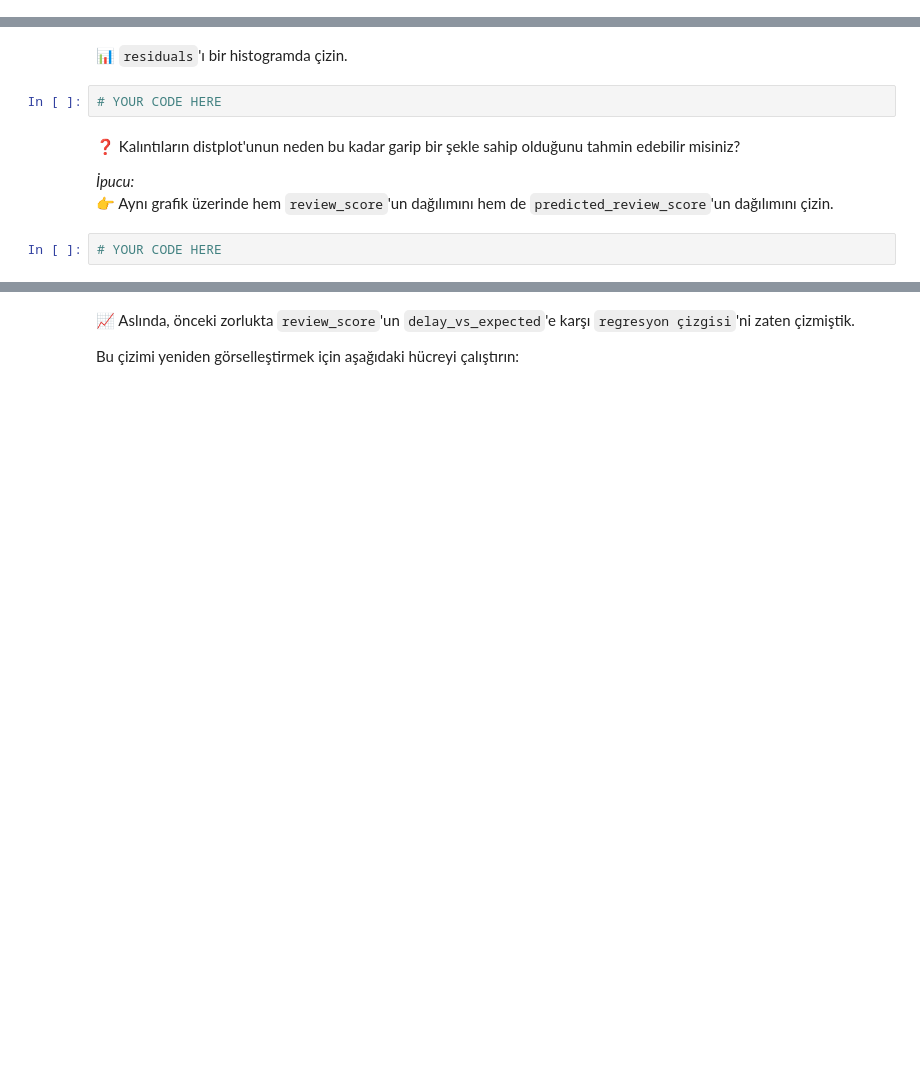
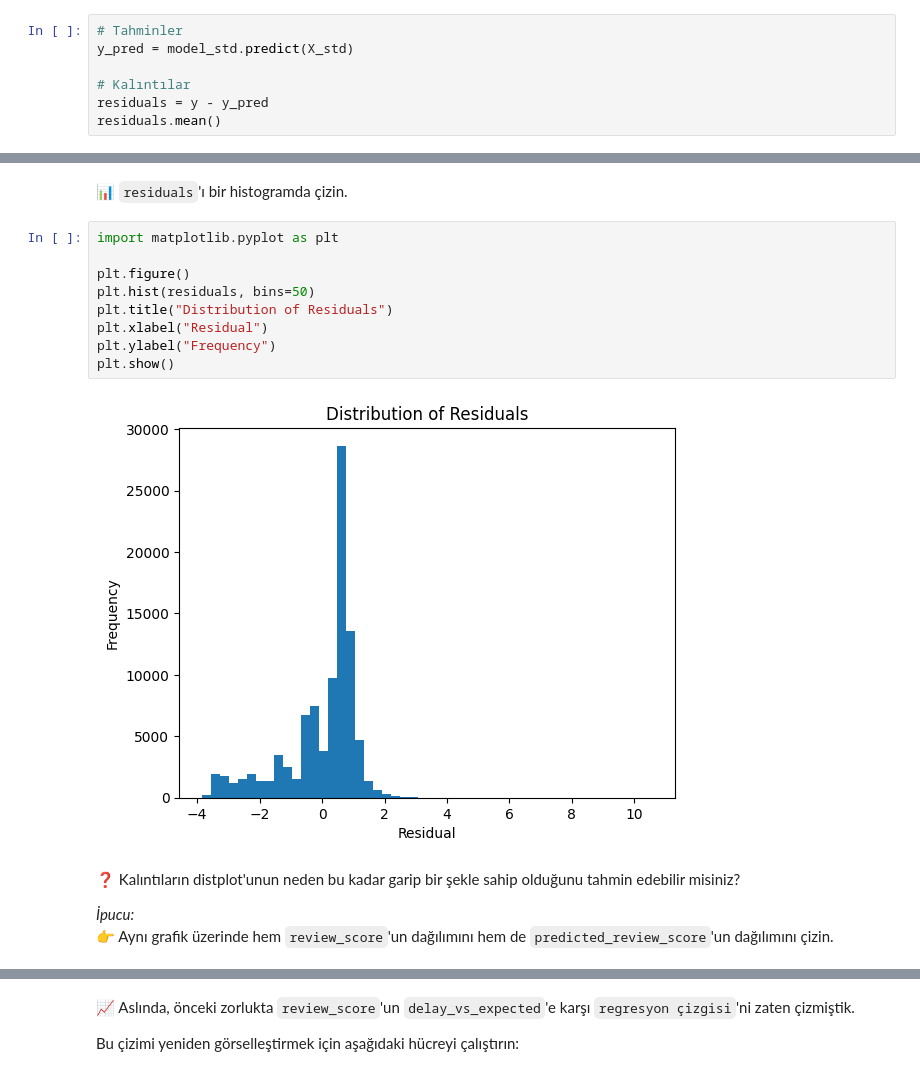
Before and after one commit to AybukeAltuntas/data-orders-regression, a Jupyter notebook: orders_regression.ipynb, the cells around one changed output, grey strips where cells are left out. Drawn from its saved outputs; the diff is of its cells as text; blank space fills up the shorter version.

```diff
--- a/orders_regression.ipynb
+++ b/orders_regression.ipynb
@@ -176,0 +311,7 @@ Kalıntıların ortalamasının 0'a eşit olduğunu görmelisiniz (doğrusal reg
+# %%
+# Tahminler
+y_pred = model_std.predict(X_std)
+
+# Kalıntılar
+residuals = y - y_pred
+residuals.mean()
@@ -181,11 +329,18 @@ Kalıntıların ortalamasının 0'a eşit olduğunu görmelisiniz (doğrusal reg
 # %% [markdown]
 📊 `residuals`'ı bir histogramda çizin.
-# %%
-# YOUR CODE HERE
+# %%
+import matplotlib.pyplot as plt
+
+plt.figure()
+plt.hist(residuals, bins=50)
+plt.title("Distribution of Residuals")
+plt.xlabel("Residual")
+plt.ylabel("Frequency")
+plt.show()
+# %% [output]
+[figure, added]
 # %% [markdown]
 ❓ Kalıntıların distplot'unun neden bu kadar garip bir şekle sahip olduğunu tahmin edebilir misiniz?
 
 *İpucu:*<br/>
 👉 Aynı grafik üzerinde hem `review_score`'un dağılımını hem de `predicted_review_score`'un dağılımını çizin.
-# %%
-# YOUR CODE HERE
```
Also changed, not shown: parts of 20 cells of this notebook.
